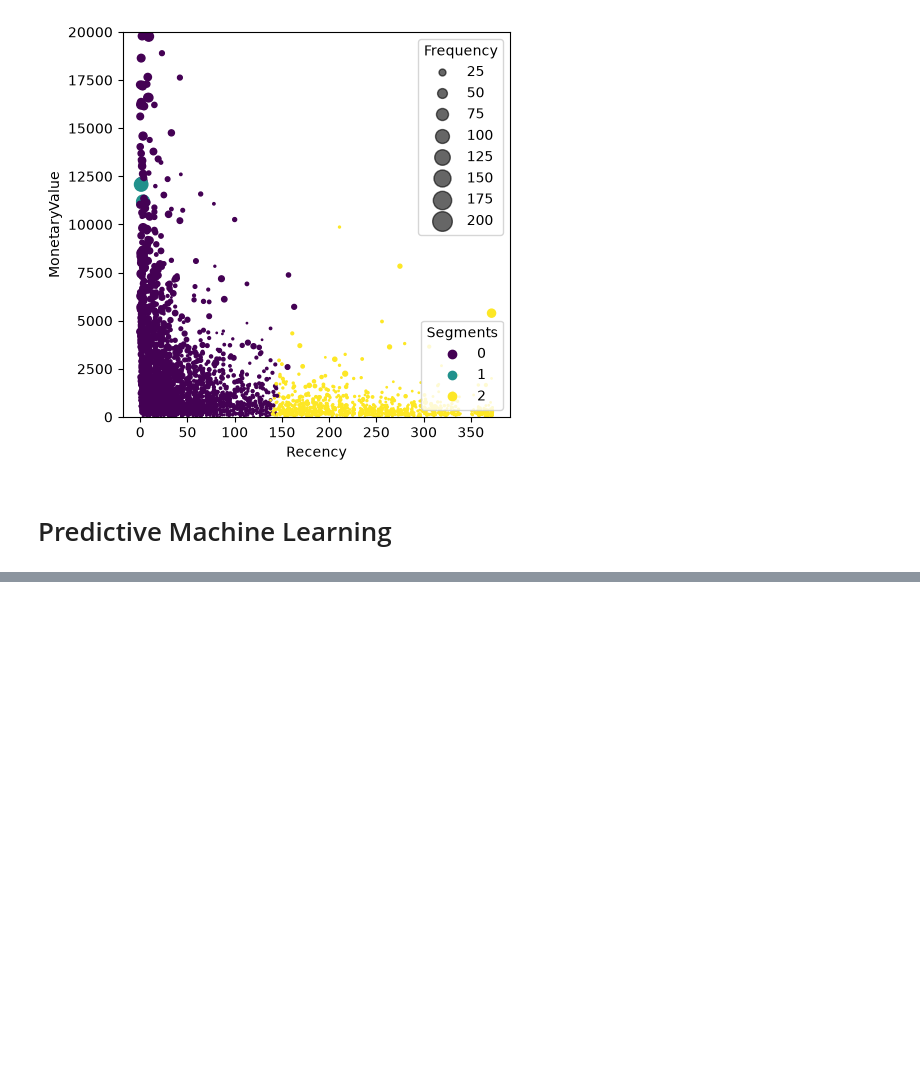
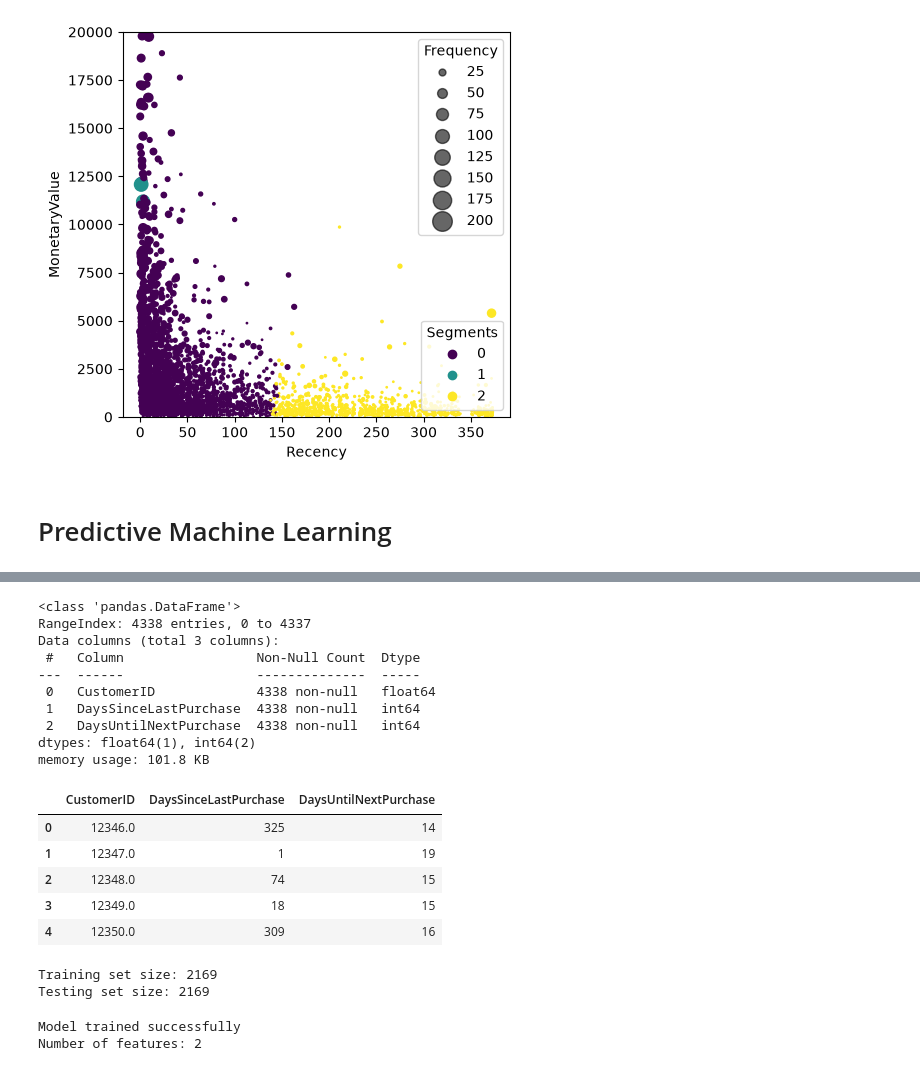
Before and after one commit to there-are-places/Online-Retail-Dataset_Lab2, a Jupyter notebook: onlineRetail.ipynb, the cells around one changed output, grey strips where cells are left out. Saved outputs shown, nothing was run; the diff lists cells and outputs as text; code cells hidden in the pictures; blank space fills up the shorter version.

```diff
--- a/onlineRetail.ipynb
+++ b/onlineRetail.ipynb
@@ -745,0 +747,2 @@ from sklearn.metrics import mean_absolute_error, mean_squared_error, r2_score, e
+# %%
+fdf=dfnull.groupby('CustomerID',as_index=False)['InvoiceDate'].max()
@@ -745,0 +761,46 @@ from sklearn.metrics import mean_absolute_error, mean_squared_error, r2_score, e
+# %%
+fdf['LastPurchaseDate']=fdf.groupby('CustomerID')['InvoiceDate'].transform('max')
+fdf['DaysSinceLastPurchase']=(fdf['InvoiceDate'].max()-fdf['LastPurchaseDate']).dt.days
+# %%
+fdf['NextPurchaseDate']=fdf.groupby('CustomerID')['InvoiceDate'].transform(lambda x: x.max() + timedelta(days=np.random.randint(7,30)))
+fdf['DaysUntilNextPurchase']=(fdf['NextPurchaseDate']-fdf['InvoiceDate']).dt.days
+# %%
+fdf=fdf[['CustomerID','DaysSinceLastPurchase','DaysUntilNextPurchase']]
+fdf.info()
+fdf.head()
+# %% [output]
+<class 'pandas.DataFrame'>
+RangeIndex: 4338 entries, 0 to 4337
+Data columns (total 3 columns):
+ #   Column                 Non-Null Count  Dtype
+---  ------                 --------------  -----
+ 0   CustomerID             4338 non-null   float64
+ 1   DaysSinceLastPurchase  4338 non-null   int64
+ 2   DaysUntilNextPurchase  4338 non-null   int64
+dtypes: float64(1), int64(2)
+memory usage: 101.8 KB
+|  | CustomerID | DaysSinceLastPurchase | DaysUntilNextPurchase |
+| 0 | 12346.0 | 325 | 14 |
+| 1 | 12347.0 | 1 | 19 |
+| 2 | 12348.0 | 74 | 15 |
+| 3 | 12349.0 | 18 | 15 |
+| 4 | 12350.0 | 309 | 16 |
+# %%
+X=fdf.drop(['DaysUntilNextPurchase'],axis=1)
+y=fdf['DaysUntilNextPurchase']
+
+X_train, X_test, y_train, y_test = train_test_split(X,y,test_size=0.5,random_state=42)
+print(f"Training set size: {X_train.shape[0]}")
+print(f"Testing set size: {X_test.shape[0]}")
+# %% [output]
+Training set size: 2169
+Testing set size: 2169
+# %%
+model= RandomForestRegressor(n_estimators=100,random_state=42)
+model.fit(X_train,y_train)
+
+print("Model trained successfully")
+print(f"Number of features: {model.n_features_in_}")
+# %% [output]
+Model trained successfully
+Number of features: 2
```
Also changed, not shown: parts of 6 cells of this notebook.
